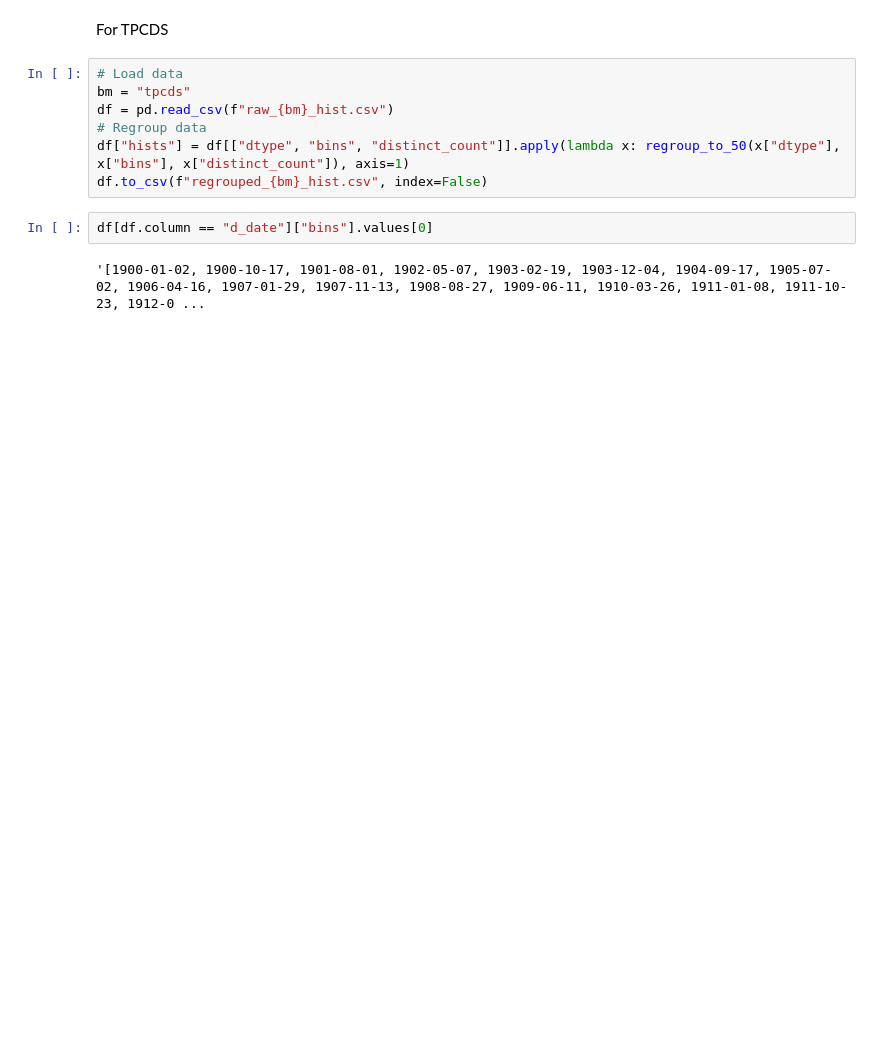
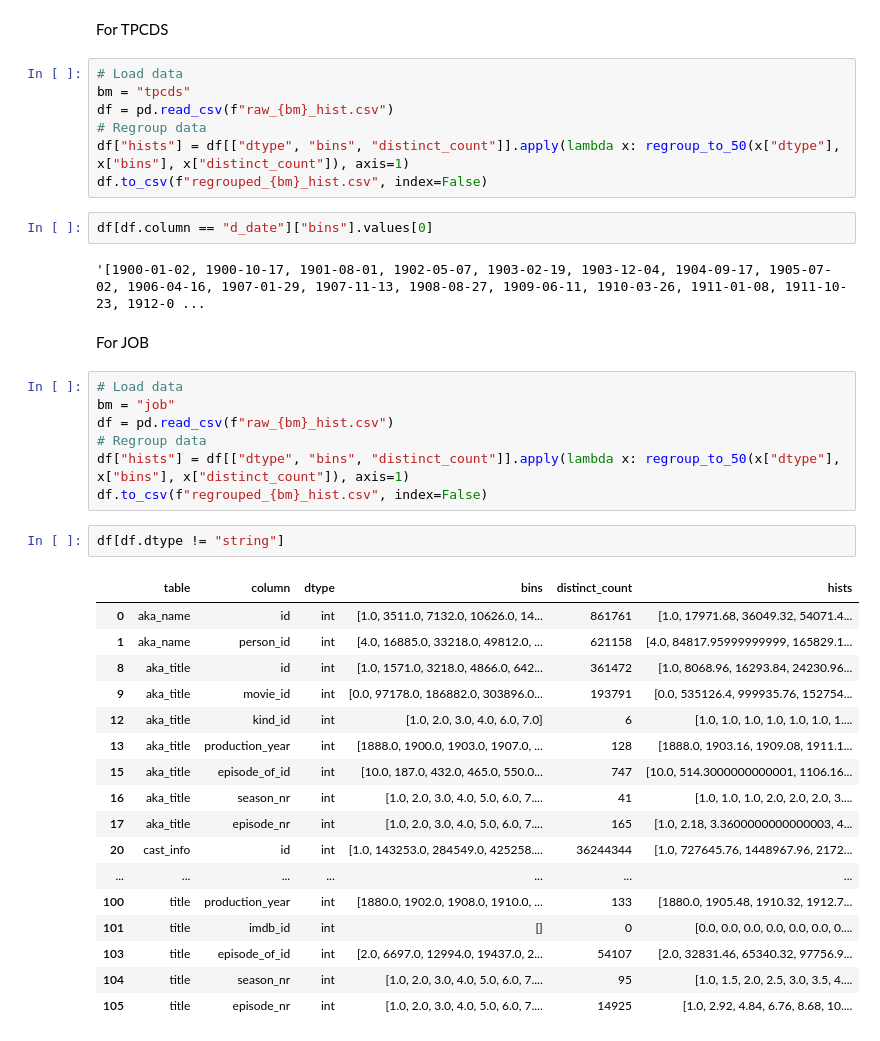
Before and after one commit to Angryrou/udao-spark-optimizer, a Jupyter notebook: playground/assets/data_stats/regroup_hist.ipynb, the cells around one changed output. Cells and saved outputs as stored; diff of their text form; blank space fills up the shorter version.

```diff
--- a/playground/assets/data_stats/regroup_hist.ipynb
+++ b/playground/assets/data_stats/regroup_hist.ipynb
@@ -122,3 +120,32 @@ df.to_csv(f"regrouped_{bm}_hist.csv", index=False)
 df[df.column == "d_date"]["bins"].values[0]
 # %% [output]
 '[1900-01-02, 1900-10-17, 1901-08-01, 1902-05-07, 1903-02-19, 1903-12-04, 1904-09-17, 1905-07-02, 1906-04-16, 1907-01-29, 1907-11-13, 1908-08-27, 1909-06-11, 1910-03-26, 1911-01-08, 1911-10-23, 1912-0 ...
+# %% [markdown]
+For JOB
+# %%
+# Load data
+bm = "job"
+df = pd.read_csv(f"raw_{bm}_hist.csv")
+# Regroup data
+df["hists"] = df[["dtype", "bins", "distinct_count"]].apply(lambda x: regroup_to_50(x["dtype"], x["bins"], x["distinct_count"]), axis=1)
+df.to_csv(f"regrouped_{bm}_hist.csv", index=False)
+# %%
+df[df.dtype != "string"]
+# %% [output]
+|  | table | column | dtype | bins | distinct_count | hists |
+| 0 | aka_name | id | int | [1.0, 3511.0, 7132.0, 10626.0, 14... | 861761 | [1.0, 17971.68, 36049.32, 54071.4... |
+| 1 | aka_name | person_id | int | [4.0, 16885.0, 33218.0, 49812.0, ... | 621158 | [4.0, 84817.95999999999, 165829.1... |
+| 8 | aka_title | id | int | [1.0, 1571.0, 3218.0, 4866.0, 642... | 361472 | [1.0, 8068.96, 16293.84, 24230.96... |
+| 9 | aka_title | movie_id | int | [0.0, 97178.0, 186882.0, 303896.0... | 193791 | [0.0, 535126.4, 999935.76, 152754... |
+| 12 | aka_title | kind_id | int | [1.0, 2.0, 3.0, 4.0, 6.0, 7.0] | 6 | [1.0, 1.0, 1.0, 1.0, 1.0, 1.0, 1.... |
+| 13 | aka_title | production_year | int | [1888.0, 1900.0, 1903.0, 1907.0, ... | 128 | [1888.0, 1903.16, 1909.08, 1911.1... |
+| 15 | aka_title | episode_of_id | int | [10.0, 187.0, 432.0, 465.0, 550.0... | 747 | [10.0, 514.3000000000001, 1106.16... |
+| 16 | aka_title | season_nr | int | [1.0, 2.0, 3.0, 4.0, 5.0, 6.0, 7.... | 41 | [1.0, 1.0, 1.0, 2.0, 2.0, 2.0, 3.... |
+| 17 | aka_title | episode_nr | int | [1.0, 2.0, 3.0, 4.0, 5.0, 6.0, 7.... | 165 | [1.0, 2.18, 3.3600000000000003, 4... |
+| 20 | cast_info | id | int | [1.0, 143253.0, 284549.0, 425258.... | 36244344 | [1.0, 727645.76, 1448967.96, 2172... |
+| ... | ... | ... | ... | ... | ... | ... |
+| 100 | title | production_year | int | [1880.0, 1902.0, 1908.0, 1910.0, ... | 133 | [1880.0, 1905.48, 1910.32, 1912.7... |
+| 101 | title | imdb_id | int | [] | 0 | [0.0, 0.0, 0.0, 0.0, 0.0, 0.0, 0.... |
+| 103 | title | episode_of_id | int | [2.0, 6697.0, 12994.0, 19437.0, 2... | 54107 | [2.0, 32831.46, 65340.32, 97756.9... |
+| 104 | title | season_nr | int | [1.0, 2.0, 3.0, 4.0, 5.0, 6.0, 7.... | 95 | [1.0, 1.5, 2.0, 2.5, 3.0, 3.5, 4.... |
+| 105 | title | episode_nr | int | [1.0, 2.0, 3.0, 4.0, 5.0, 6.0, 7.... | 14925 | [1.0, 2.92, 4.84, 6.76, 8.68, 10.... |
```
Also changed, not shown: parts of 6 cells of this notebook, 14 other files.
